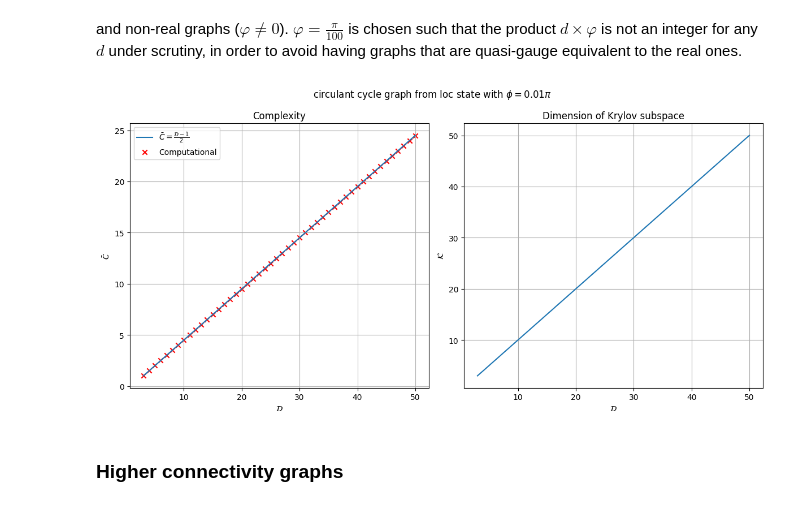
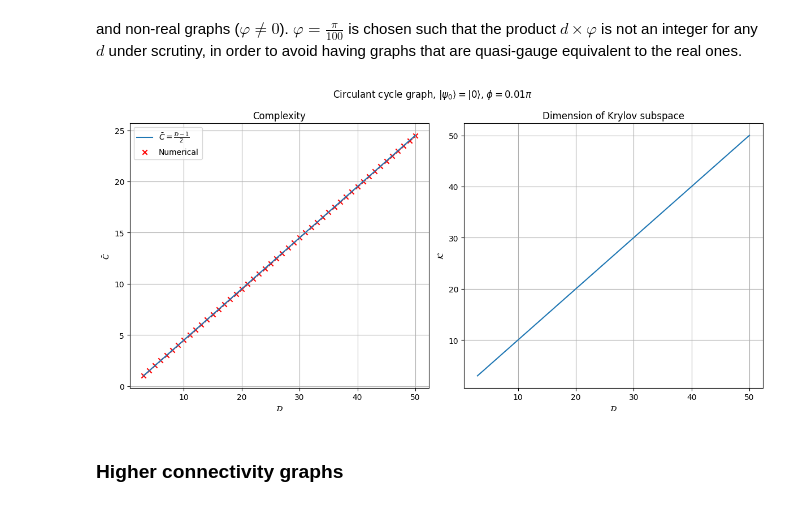
Before and after one commit to erricottaro/Krylov_complexity_on_circulant_graphs, a Jupyter notebook: circulant.ipynb, the cells around one changed output. Drawn from its saved outputs; the diff is of its cells as text; code cells hidden in the pictures.

```diff
--- a/circulant.ipynb
+++ b/circulant.ipynb
@@ -108,25 +111,28 @@ an_y_circ_cycle = (an_x-1.)/2.
 # %%
 fig, axx = plt.subplots(1,2, figsize=(12,6), tight_layout=True)
 
-fig.suptitle(r"circulant cycle graph from loc state with"+f" $\phi=${phase/np.pi}$\pi$")
+fig.suptitle(r"Circulant cycle graph, $|\psi_0 \rangle = | 0 \rangle$,"+f" $\phi=${phase/np.pi}$\pi$")
 
 axx[0].grid(True)
 #axx.plot(an_x,an_y_cycle_even, label="Analytical even dim")
 axx[0].plot(an_x,an_y_circ_cycle, label=r"$\bar{C}=\frac{\mathcal{D}-1}{2}$")
-axx[0].scatter(an_x, compl_circ_cycle, label="Computational", marker="x", color="r")
+axx[0].scatter(an_x, compl_circ_cycle, label="Numerical", marker="x", color="r")
 axx[0].set_title(r"Complexity")
 axx[0].set_ylabel(r"$\bar{C}$")
 axx[0].set_xlabel(r"$\mathcal{D}$")
 axx[0].legend()
 
 axx[1].grid(True)
 axx[1].plot(an_x, krylov_size)
 axx[1].set_title("Dimension of Krylov subspace")
 axx[1].set_ylabel(r"$\mathcal{K}$")
 axx[1].set_xlabel(r"$\mathcal{D}$")
+
 plt.show()
+
+#fig.savefig("complex_cycles.pdf")
 # %% [output]
-[figure, old version]
+[figure, new version]
 # %% [markdown]
 ### Higher connectivity graphs
 # %% [markdown]
```
Also changed, not shown: parts of 1 cell of this notebook, 2 other files.
